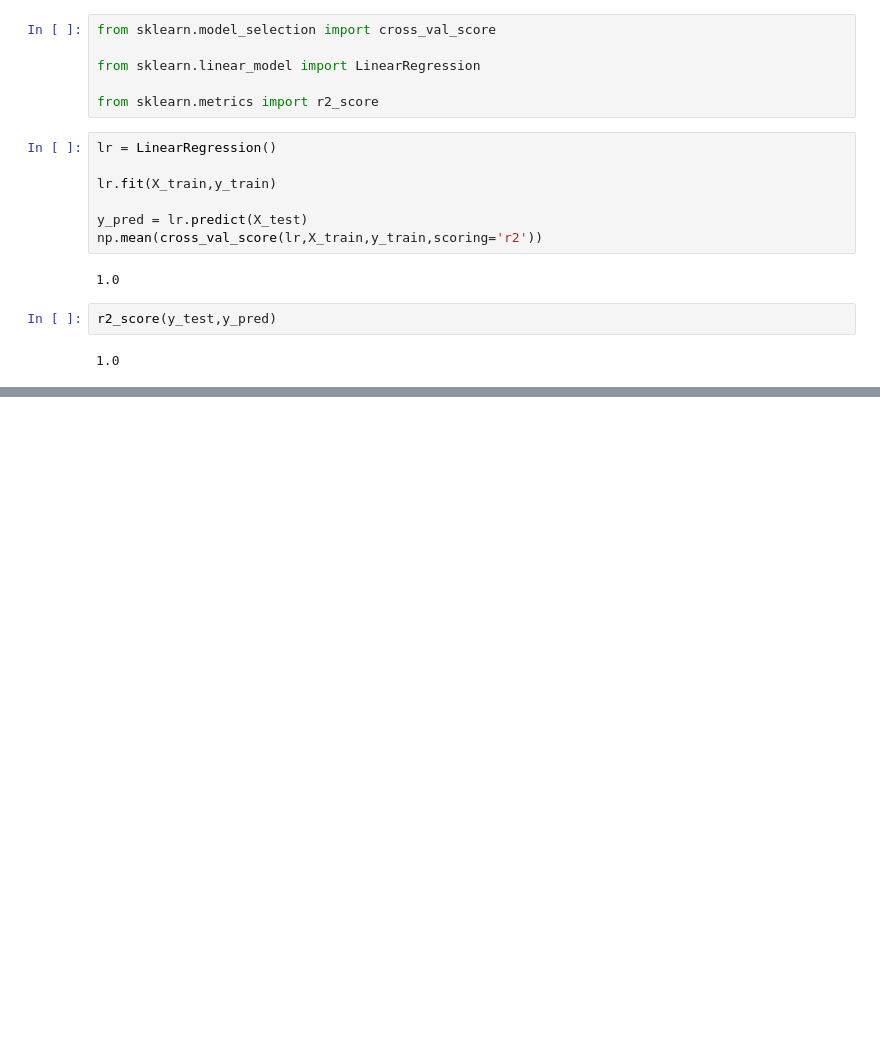
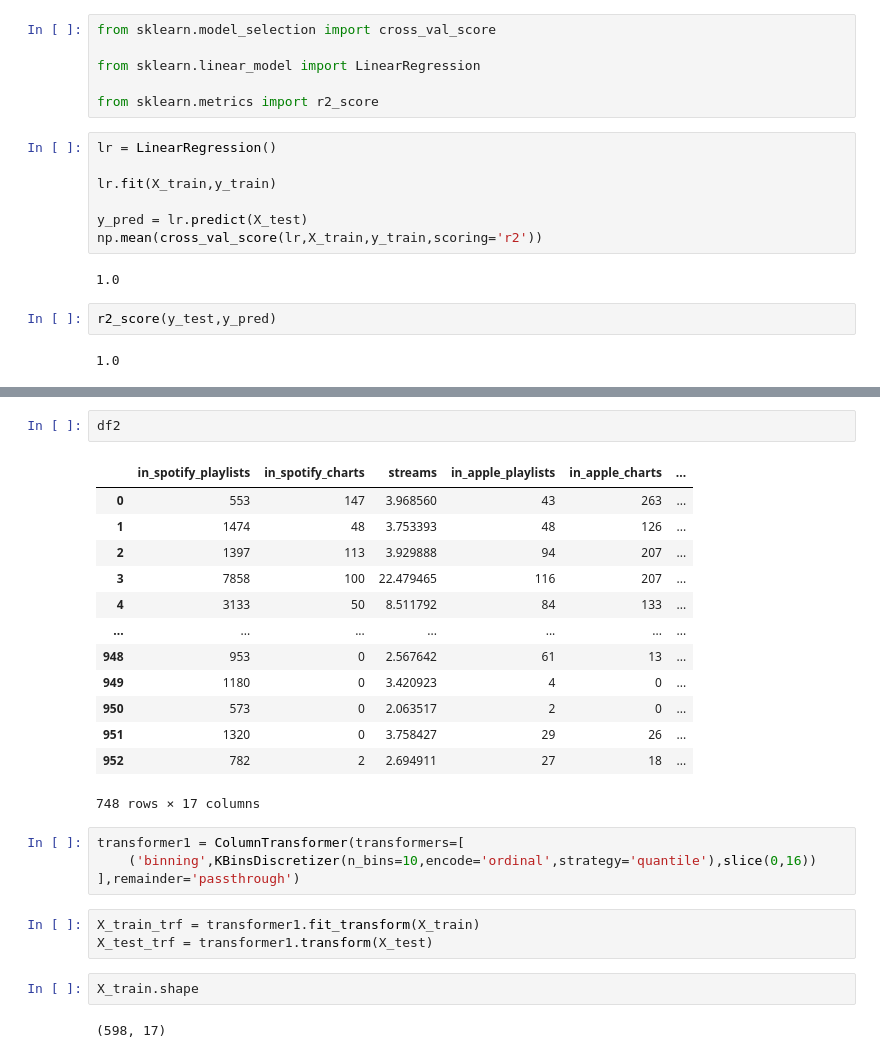
Before and after one commit to shivam188132/MY_machine_learning, a Jupyter notebook: binning and binarization spotify dataset.ipynb, the cells around one changed output, grey strips where cells are left out. Drawn from its saved outputs; the diff is of its cells as text; blank space fills up the shorter version.

Commit message:
28-01-2025 4:40 P.M tryied to apply binarization on spotify dataset

```diff
--- a/binning and binarization spotify dataset.ipynb
+++ b/binning and binarization spotify dataset.ipynb
@@ -563,0 +589,27 @@ r2_score(y_test,y_pred)
+# %%
+df2
+# %% [output]
+|  | in_spotify_playlists | in_spotify_charts | streams | in_apple_playlists | in_apple_charts | ... |
+| 0 | 553 | 147 | 3.968560 | 43 | 263 | ... |
+| 1 | 1474 | 48 | 3.753393 | 48 | 126 | ... |
+| 2 | 1397 | 113 | 3.929888 | 94 | 207 | ... |
+| 3 | 7858 | 100 | 22.479465 | 116 | 207 | ... |
+| 4 | 3133 | 50 | 8.511792 | 84 | 133 | ... |
+| ... | ... | ... | ... | ... | ... | ... |
+| 948 | 953 | 0 | 2.567642 | 61 | 13 | ... |
+| 949 | 1180 | 0 | 3.420923 | 4 | 0 | ... |
+| 950 | 573 | 0 | 2.063517 | 2 | 0 | ... |
+| 951 | 1320 | 0 | 3.758427 | 29 | 26 | ... |
+| 952 | 782 | 2 | 2.694911 | 27 | 18 | ... |
+748 rows × 17 columns
+# %%
+transformer1 = ColumnTransformer(transformers=[
+    ('binning',KBinsDiscretizer(n_bins=10,encode='ordinal',strategy='quantile'),slice(0,16))
+],remainder='passthrough')
+# %%
+X_train_trf = transformer1.fit_transform(X_train)
+X_test_trf = transformer1.transform(X_test)
+# %%
+X_train.shape
+# %% [output]
+(598, 17)
```
Also changed, not shown: parts of 28 cells of this notebook, 1 other file.
